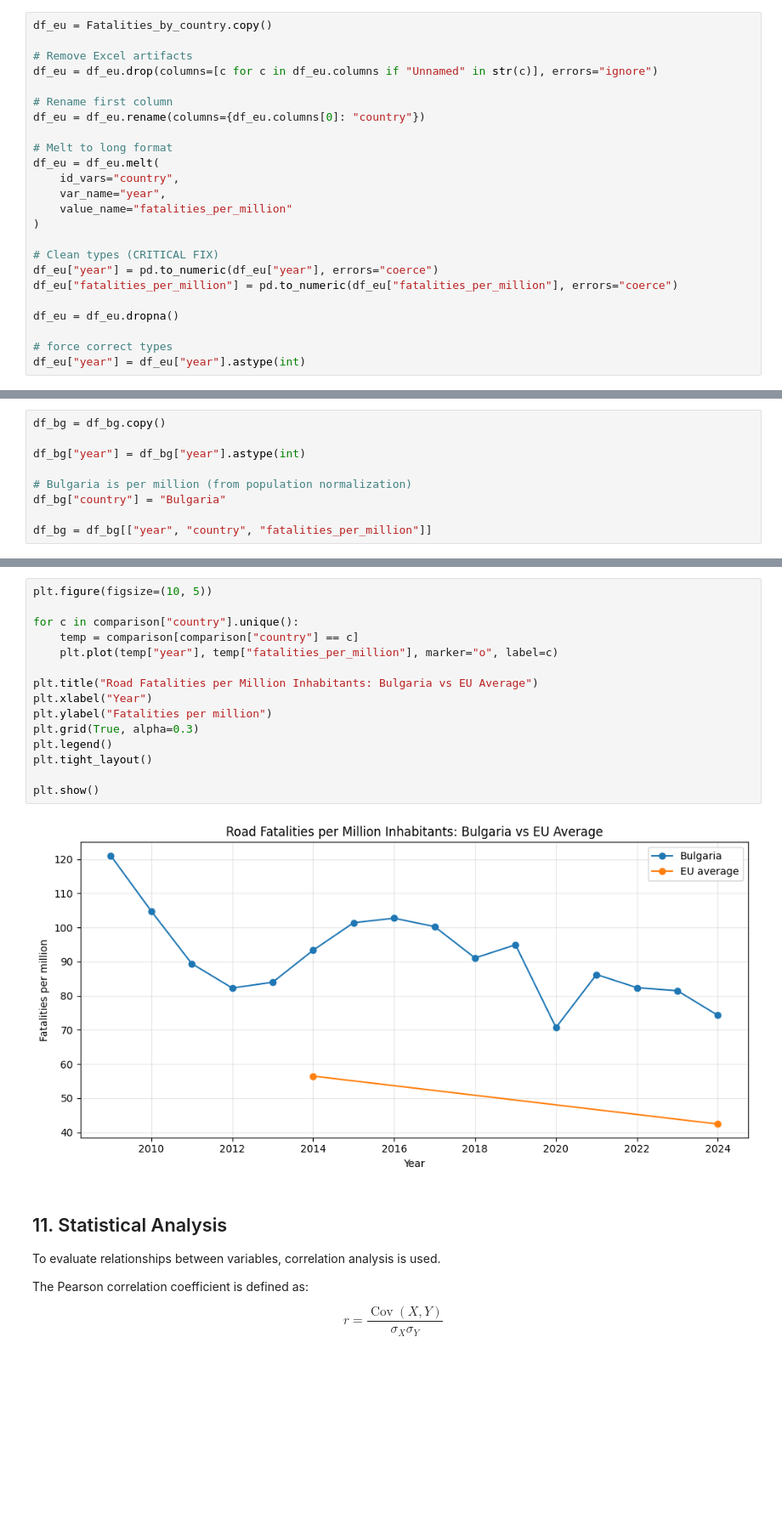
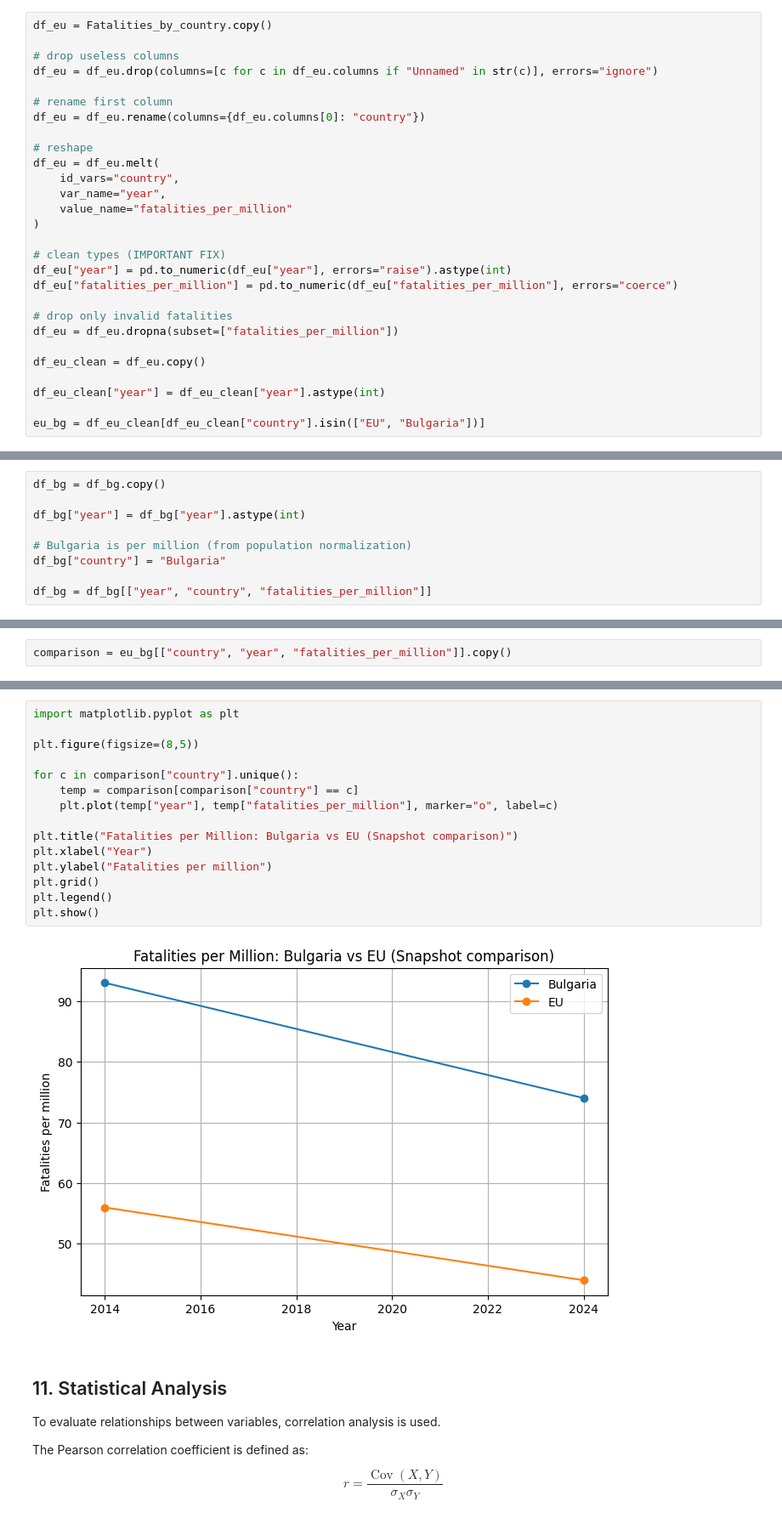
Before and after one commit to borisyotsov/Road-Safety-in-Bulgaria-Impact-of-Traffic-and-Infrastructure-on-Accident-Rates, a Jupyter notebook: Road_Safety_Project.ipynb, the cells around one changed output, grey strips where cells are left out. Shown at 85% size. Drawn from its saved outputs; the diff is of its cells as text; blank space fills up the shorter version.

```diff
--- a/Road_Safety_Project.ipynb
+++ b/Road_Safety_Project.ipynb
@@ -529,24 +566,28 @@ The following indicators are calculated:
 # %%
 df_eu = Fatalities_by_country.copy()
 
-# Remove Excel artifacts
+# drop useless columns
 df_eu = df_eu.drop(columns=[c for c in df_eu.columns if "Unnamed" in str(c)], errors="ignore")
 
-# Rename first column
+# rename first column
 df_eu = df_eu.rename(columns={df_eu.columns[0]: "country"})
 
-# Melt to long format
+# reshape
 df_eu = df_eu.melt(
     id_vars="country",
     var_name="year",
     value_name="fatalities_per_million"
 )
 
-# Clean types (CRITICAL FIX)
-df_eu["year"] = pd.to_numeric(df_eu["year"], errors="coerce")
+# clean types (IMPORTANT FIX)
+df_eu["year"] = pd.to_numeric(df_eu["year"], errors="raise").astype(int)
 df_eu["fatalities_per_million"] = pd.to_numeric(df_eu["fatalities_per_million"], errors="coerce")
 
-df_eu = df_eu.dropna()
+# drop only invalid fatalities
+df_eu = df_eu.dropna(subset=["fatalities_per_million"])
 
-# force correct types
-df_eu["year"] = df_eu["year"].astype(int)
+df_eu_clean = df_eu.copy()
+
+df_eu_clean["year"] = df_eu_clean["year"].astype(int)
+
+eu_bg = df_eu_clean[df_eu_clean["country"].isin(["EU", "Bulgaria"])]
@@ -579,0 +607,2 @@ comparison = comparison.sort_values(["country", "year"])
+# %%
+comparison = eu_bg[["country", "year", "fatalities_per_million"]].copy()
@@ -580,20 +611,20 @@ comparison = comparison.sort_values(["country", "year"])
 # %%
-plt.figure(figsize=(10, 5))
+import matplotlib.pyplot as plt
+
+plt.figure(figsize=(8,5))
 
 for c in comparison["country"].unique():
     temp = comparison[comparison["country"] == c]
     plt.plot(temp["year"], temp["fatalities_per_million"], marker="o", label=c)
 
-plt.title("Road Fatalities per Million Inhabitants: Bulgaria vs EU Average")
+plt.title("Fatalities per Million: Bulgaria vs EU (Snapshot comparison)")
 plt.xlabel("Year")
 plt.ylabel("Fatalities per million")
-plt.grid(True, alpha=0.3)
+plt.grid()
 plt.legend()
-plt.tight_layout()
-
 plt.show()
 # %% [output]
-[figure, old version]
+[figure, new version]
 # %% [markdown]
 ## 11. Statistical Analysis
 
```
Also changed, not shown: parts of 19 cells of this notebook.
